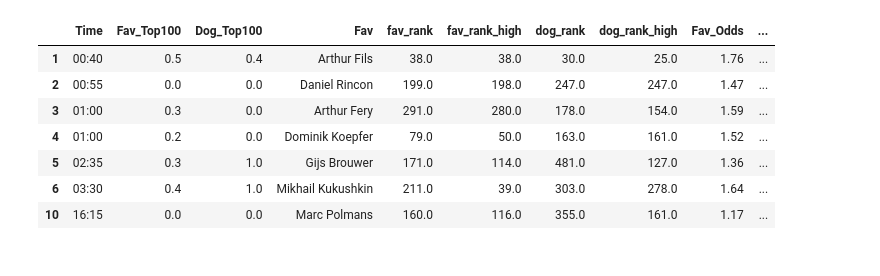
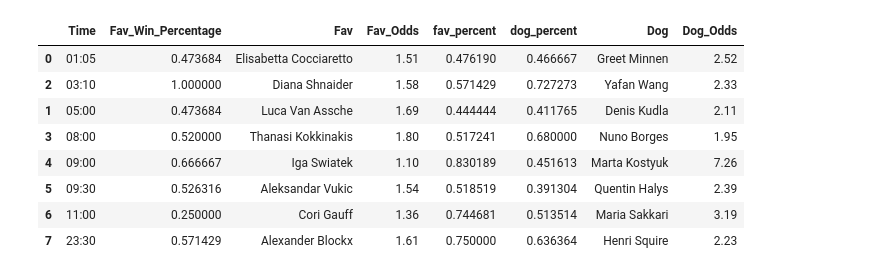
Before and after one commit to Witwolski/tennis_atp, a Jupyter notebook: _hard.ipynb, the cells around one changed output. Cells and saved outputs as stored; diff of their text form; code cells hidden in the pictures.

```diff
--- a/_hard.ipynb
+++ b/_hard.ipynb
@@ -49,15 +140,27 @@ hard_today[['Time','Fav_Top100','Dog_Top100','Fav','fav_rank','fav_rank_high','d
-# %%
-hard_today=pd.read_pickle('.\Hard_Today')
-hard_today=hard_today[hard_today['Resulted']=='True']
-hard_today=hard_today[((hard_today['fav_rank']<hard_today['dog_rank'])&(hard_today['fav_rank_high']<hard_today['dog_rank_high']))|
-                      ((hard_today['fav_rank']>hard_today['dog_rank'])&(hard_today['fav_rank_high']>hard_today['dog_rank_high']))]
-hard_today[['Time','Fav_Top100','Dog_Top100','Fav','fav_rank','fav_rank_high','dog_rank','dog_rank_high','Fav_Odds','fav_percent','Fav_Serve%','Fav_Return%','fav_last_five_win_perc','Dog','Dog_Odds','dog_percent','Dog_Serve%','Dog_Return%','dog_last_five_win_perc']]
-# %% [output]
-|  | Time | Fav_Top100 | Dog_Top100 | Fav | fav_rank | fav_rank_high | dog_rank | dog_rank_high | Fav_Odds | ... |
-| 1 | 00:40 | 0.5 | 0.4 | Arthur Fils | 38.0 | 38.0 | 30.0 | 25.0 | 1.76 | ... |
-| 2 | 00:55 | 0.0 | 0.0 | Daniel Rincon | 199.0 | 198.0 | 247.0 | 247.0 | 1.47 | ... |
-| 3 | 01:00 | 0.3 | 0.0 | Arthur Fery | 291.0 | 280.0 | 178.0 | 154.0 | 1.59 | ... |
-| 4 | 01:00 | 0.2 | 0.0 | Dominik Koepfer | 79.0 | 50.0 | 163.0 | 161.0 | 1.52 | ... |
-| 5 | 02:35 | 0.3 | 1.0 | Gijs Brouwer | 171.0 | 114.0 | 481.0 | 127.0 | 1.36 | ... |
-| 6 | 03:30 | 0.4 | 1.0 | Mikhail Kukushkin | 211.0 | 39.0 | 303.0 | 278.0 | 1.64 | ... |
-| 10 | 16:15 | 0.0 | 0.0 | Marc Polmans | 160.0 | 116.0 | 355.0 | 161.0 | 1.17 | ... |
+# %%
+import pandas as pd
+from sqlalchemy import create_engine
+import pandas as pd
+import numpy as np
+import datetime
+Fav_Win_Percentage=pd.read_pickle('Fav_Win_Percentage')
+devengine = create_engine("sqlite:///C:/Git/tennis_atp/database/bets_sqllite.db")
+time_now = datetime.datetime.now()
+time_now_formatted = time_now.strftime("%Y-%m-%d")
+hard_today=pd.read_pickle('.\Hard_Today')
+hard_today['fav_percent_adj'] = np.ceil(hard_today['fav_percent'] * 10) / 10
+hard_today['dog_percent_adj'] = np.ceil(hard_today['dog_percent'] * 10) / 10
+hard_today_win_percent=pd.merge(hard_today,Fav_Win_Percentage,left_on=['fav_percent_adj','dog_percent_adj'],right_on=['fav_percent_adj','dog_percent_adj'])
+hard_today_win_percent=hard_today_win_percent[hard_today_win_percent['Resulted']!='Falxse']
+hard_today_win_percent=hard_today_win_percent[hard_today_win_percent['Sex']!='Woxmcens']
+hard_today_win_percent[['Time','Fav_Win_Percentage','Fav','Fav_Odds','fav_percent','dog_percent','Dog','Dog_Odds']].sort_values(by=['Time'],ascending=True )#.to_clipboard(index=False)
+# %% [output]
+|  | Time | Fav_Win_Percentage | Fav | Fav_Odds | fav_percent | dog_percent | Dog | Dog_Odds |
+| 0 | 01:05 | 0.473684 | Elisabetta Cocciaretto | 1.51 | 0.476190 | 0.466667 | Greet Minnen | 2.52 |
+| 2 | 03:10 | 1.000000 | Diana Shnaider | 1.58 | 0.571429 | 0.727273 | Yafan Wang | 2.33 |
+| 1 | 05:00 | 0.473684 | Luca Van Assche | 1.69 | 0.444444 | 0.411765 | Denis Kudla | 2.11 |
+| 3 | 08:00 | 0.520000 | Thanasi Kokkinakis | 1.80 | 0.517241 | 0.680000 | Nuno Borges | 1.95 |
+| 4 | 09:00 | 0.666667 | Iga Swiatek | 1.10 | 0.830189 | 0.451613 | Marta Kostyuk | 7.26 |
+| 5 | 09:30 | 0.526316 | Aleksandar Vukic | 1.54 | 0.518519 | 0.391304 | Quentin Halys | 2.39 |
+| 6 | 11:00 | 0.250000 | Cori Gauff | 1.36 | 0.744681 | 0.513514 | Maria Sakkari | 3.19 |
+| 7 | 23:30 | 0.571429 | Alexander Blockx | 1.61 | 0.750000 | 0.636364 | Henri Squire | 2.23 |
```
Also changed, not shown: parts of 6 cells of this notebook, 31 other files.
